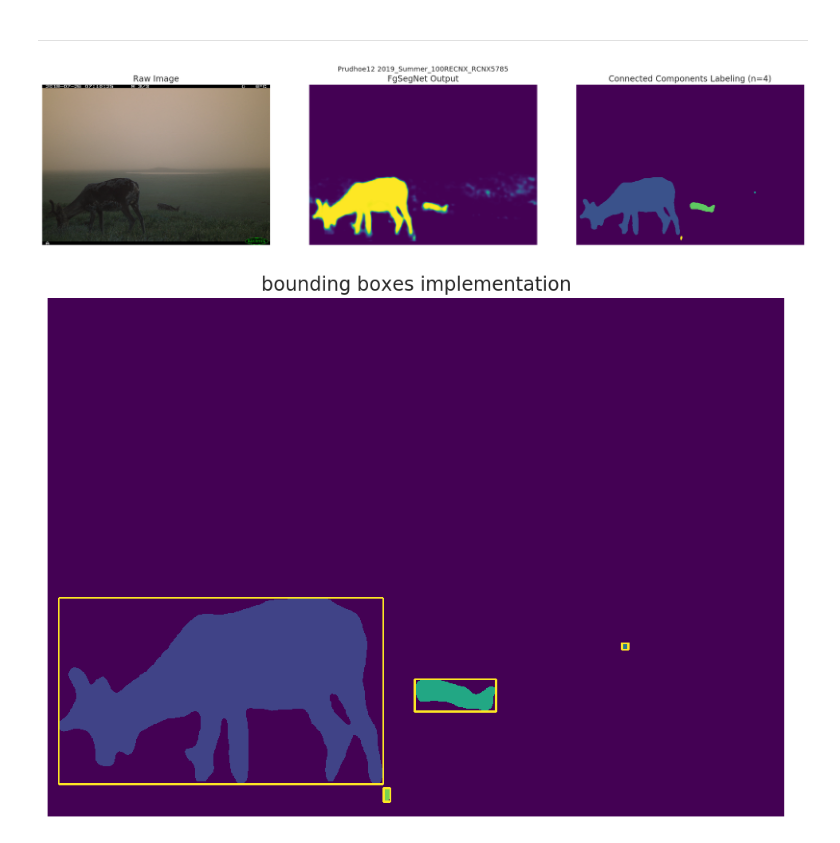
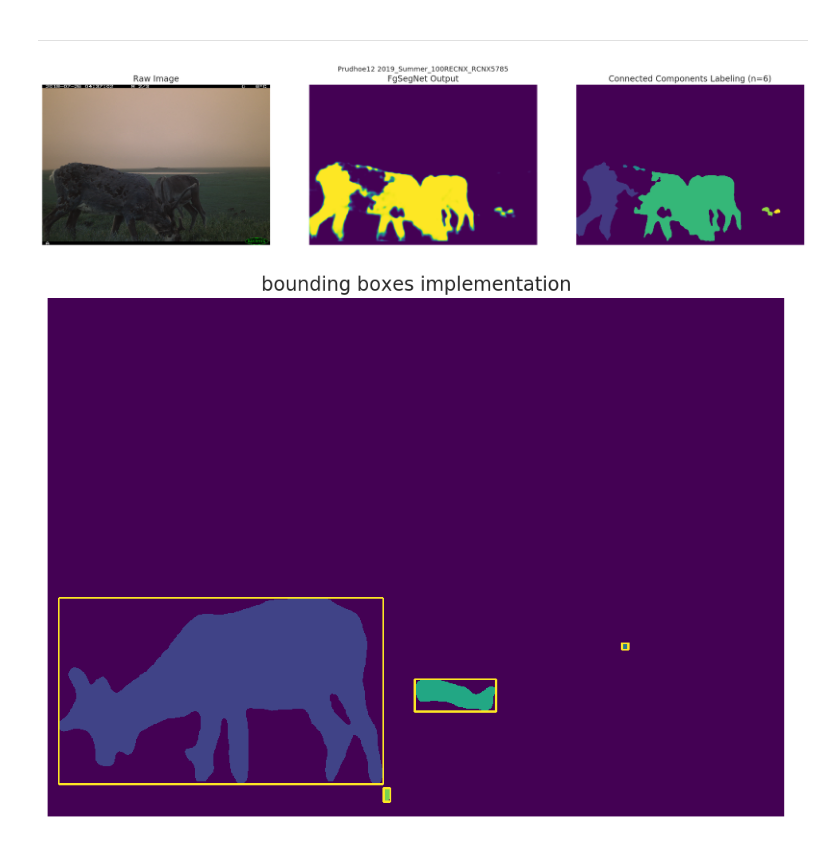
Before and after one commit to richardso21/SERP2021-BGSUB, a Jupyter notebook: FgSegNet/concomp_cluster/connected_components.ipynb, the cells around one changed output. Saved outputs shown, nothing was run; the diff lists cells and outputs as text; code cells hidden in the pictures.

Commit message:
connected conponent limitation

```diff
--- a/FgSegNet/concomp_cluster/connected_components.ipynb
+++ b/FgSegNet/concomp_cluster/connected_components.ipynb
@@ -66,37 +66,37 @@ D_sorted.head(10)
 ---
 # %%
 # load npy array
-x = np.load('/scratch/richardso21/20-21_BGSUB/archive/FgSegNet_O_old/200/prudhoe_12/pos/2019_Summer_100RECNX_RCNX5785.npy')
+x = np.load('/scratch/richardso21/20-21_BGSUB/archive/FgSegNet_O_old/200/prudhoe_12/pos/2019_Summer_100RECNX_RCNX5732.npy')
 # get its threshold
 x_th = x > 0.5
 # convert to OpenCV usable type
 x_img = x_th.astype('uint8')
 
 # perform simple connected components
 num_labels, labels_im = cv2.connectedComponents(x_img)
 
 # read raw image
-y = cv2.imread('/tank/data/nna/cameraTrap/prudhoe/12/2019_Summer/100RECNX/RCNX5785.JPG')
+y = cv2.imread('/tank/data/nna/cameraTrap/prudhoe/12/2019_Summer/100RECNX/RCNX5732.JPG')
 
 # plot
 fig = plt.figure(figsize=(20,5), dpi=120)
 fig.suptitle('Prudhoe12 2019_Summer_100RECNX_RCNX5785')
 ax1 = fig.add_subplot(132)
 ax1.imshow(x)
 ax1.axis('off')
 ax1.set_title('FgSegNet Output')
 ax2 = fig.add_subplot(133)
 ax2.imshow(labels_im)
 ax2.axis('off')
 ax2.set_title(f'Connected Components Labeling (n={num_labels - 1})')
 ax3 = fig.add_subplot(131)
 ax3.imshow(y)
 ax3.axis('off')
 ax3.set_title('Raw Image')
 plt.tight_layout(pad=4)
-# plt.savefig('conncomp_demo.png')
+plt.savefig('conncomp_limitation.png')
 # %% [output]
-[figure, old version]
+[figure, new version]
 # %%
 img = np.array(labels_im)
 for i in range(1, num_labels):
```
Also changed, not shown: 3 other files.
